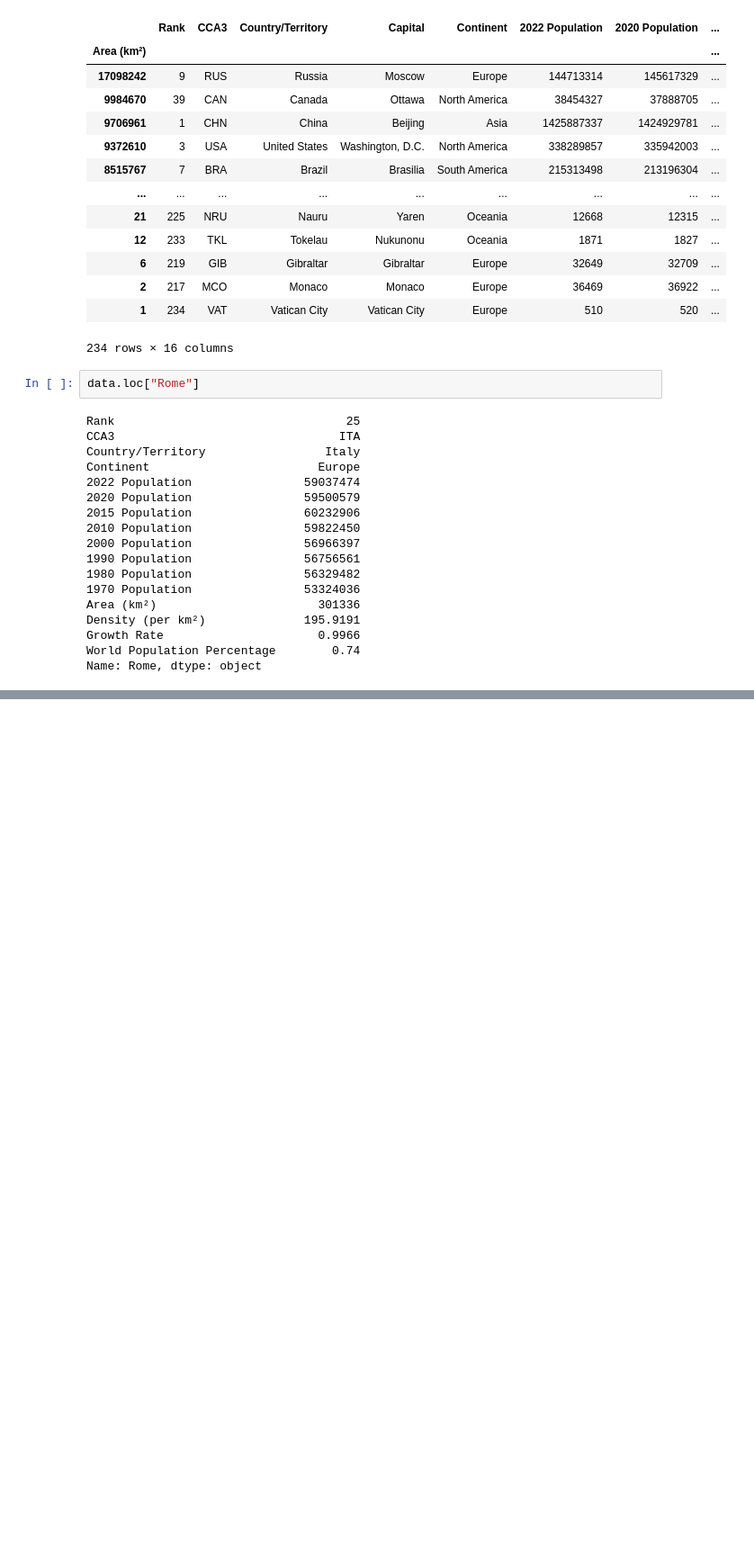
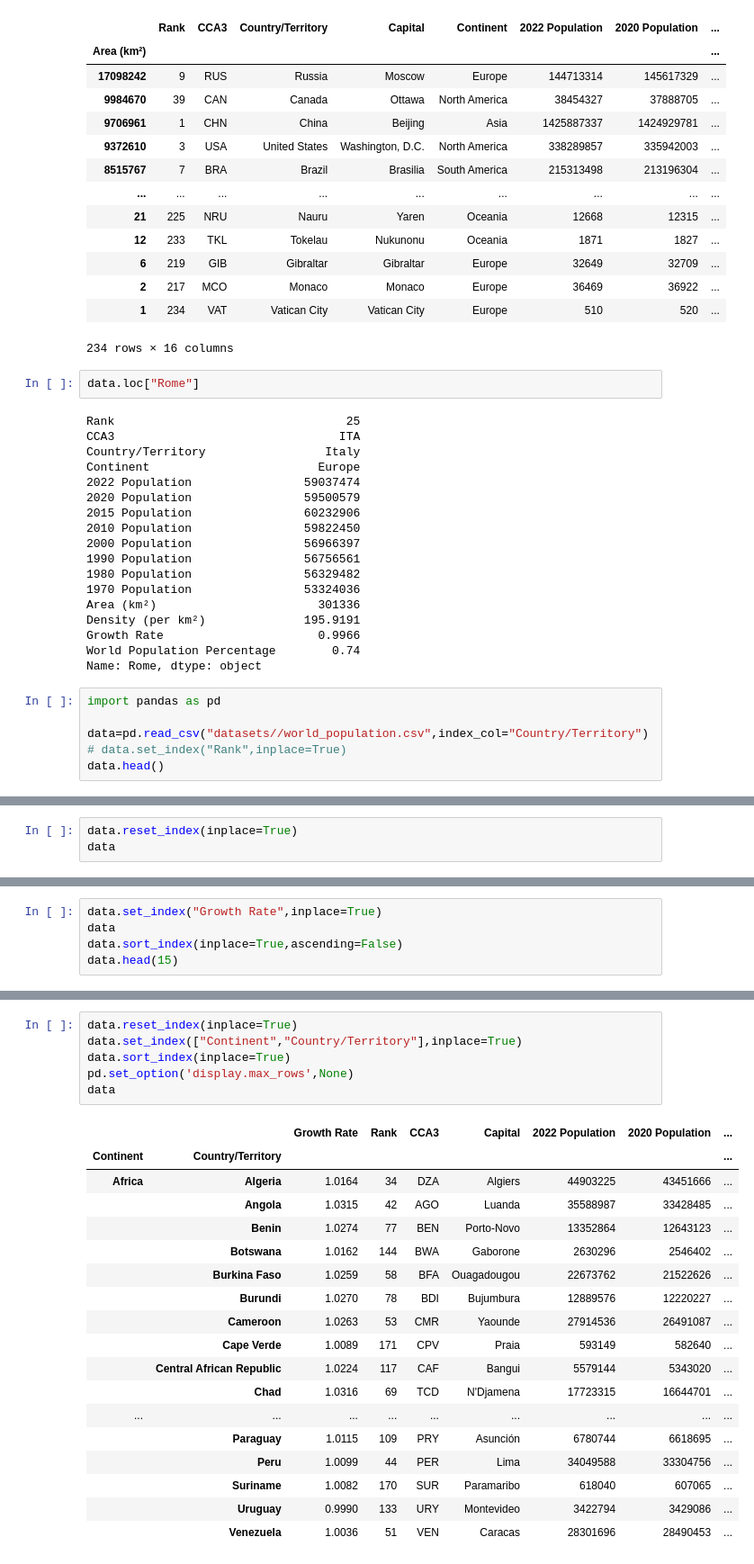
Before and after one commit to Murtiza007/Pandas, a Jupyter notebook: PandasBasics.ipynb, the cells around one changed output, grey strips where cells are left out. Shown at 90% size. Cells and saved outputs as stored; diff of their text form; blank space fills up the shorter version.

```diff
--- a/PandasBasics.ipynb
+++ b/PandasBasics.ipynb
@@ -569,3 +569,9 @@ Density (per km²)              195.9191
 Growth Rate                      0.9966
 World Population Percentage        0.74
 Name: Rome, dtype: object
+# %%
+import pandas as pd
+
+data=pd.read_csv("datasets//world_population.csv",index_col="Country/Territory")
+# data.set_index("Rank",inplace=True)
+data.head()
@@ -571,0 +606,3 @@ Name: Rome, dtype: object
+# %%
+data.reset_index(inplace=True)
+data
@@ -571,0 +623,5 @@ Name: Rome, dtype: object
+# %%
+data.set_index("Growth Rate",inplace=True)
+data
+data.sort_index(inplace=True,ascending=False)
+data.head(15)
@@ -571,0 +646,25 @@ Name: Rome, dtype: object
+# %%
+data.reset_index(inplace=True)
+data.set_index(["Continent","Country/Territory"],inplace=True)
+data.sort_index(inplace=True)
+pd.set_option('display.max_rows',None)
+data
+# %% [output]
+|  |  | Growth Rate | Rank | CCA3 | Capital | 2022 Population | 2020 Population | ... |
+| Continent | Country/Territory |  |  |  |  |  |  | ... |
+| Africa | Algeria | 1.0164 | 34 | DZA | Algiers | 44903225 | 43451666 | ... |
+|  | Angola | 1.0315 | 42 | AGO | Luanda | 35588987 | 33428485 | ... |
+|  | Benin | 1.0274 | 77 | BEN | Porto-Novo | 13352864 | 12643123 | ... |
+|  | Botswana | 1.0162 | 144 | BWA | Gaborone | 2630296 | 2546402 | ... |
+|  | Burkina Faso | 1.0259 | 58 | BFA | Ouagadougou | 22673762 | 21522626 | ... |
+|  | Burundi | 1.0270 | 78 | BDI | Bujumbura | 12889576 | 12220227 | ... |
+|  | Cameroon | 1.0263 | 53 | CMR | Yaounde | 27914536 | 26491087 | ... |
+|  | Cape Verde | 1.0089 | 171 | CPV | Praia | 593149 | 582640 | ... |
+|  | Central African Republic | 1.0224 | 117 | CAF | Bangui | 5579144 | 5343020 | ... |
+|  | Chad | 1.0316 | 69 | TCD | N'Djamena | 17723315 | 16644701 | ... |
+| ... | ... | ... | ... | ... | ... | ... | ... | ... |
+|  | Paraguay | 1.0115 | 109 | PRY | Asunción | 6780744 | 6618695 | ... |
+|  | Peru | 1.0099 | 44 | PER | Lima | 34049588 | 33304756 | ... |
+|  | Suriname | 1.0082 | 170 | SUR | Paramaribo | 618040 | 607065 | ... |
+|  | Uruguay | 0.9990 | 133 | URY | Montevideo | 3422794 | 3429086 | ... |
+|  | Venezuela | 1.0036 | 51 | VEN | Caracas | 28301696 | 28490453 | ... |
```
Also changed, not shown: parts of 4 cells of this notebook.
